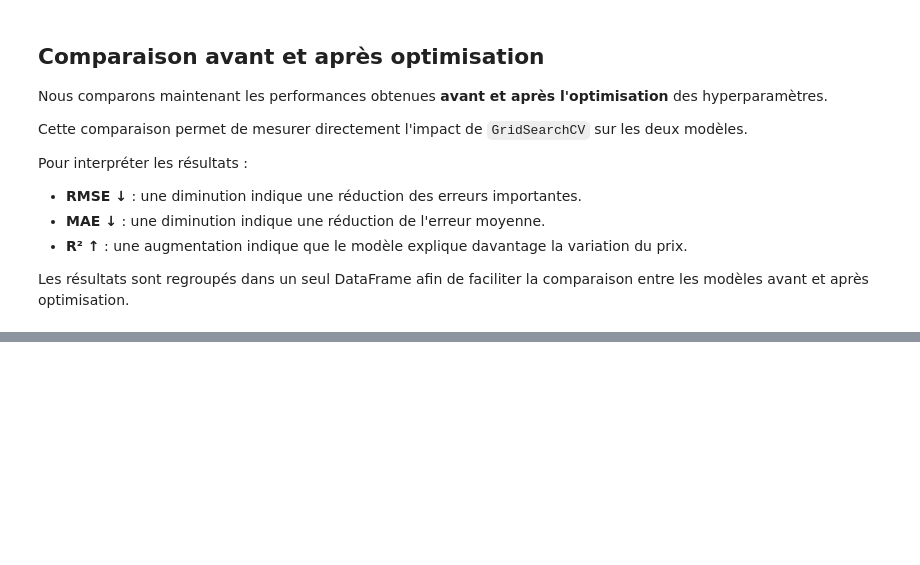
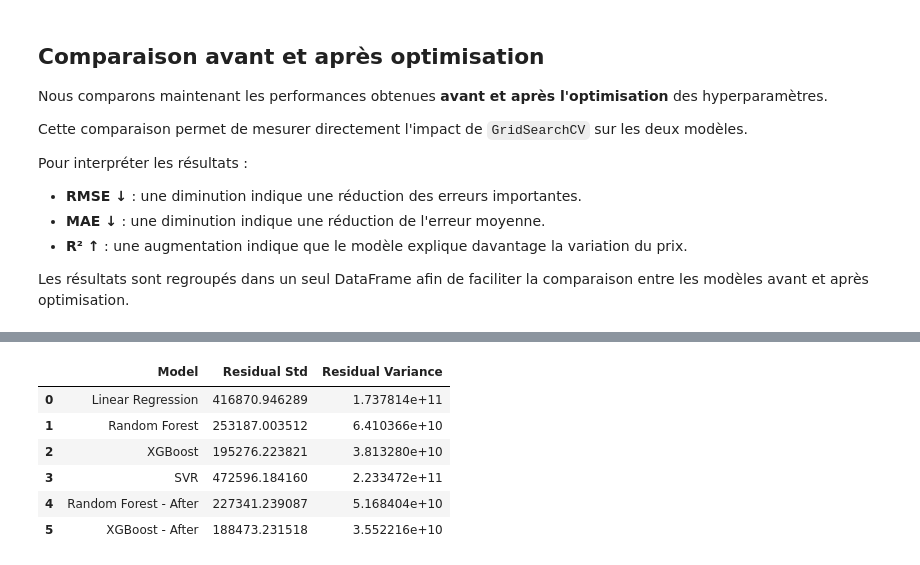
Before and after one commit to yakhlafhoussam/Car-Price-Predictor, a Jupyter notebook: notebooks/exploration.ipynb, the cells around one changed output, grey strips where cells are left out. Saved outputs shown, nothing was run; the diff lists cells and outputs as text; code cells hidden in the pictures; blank space fills up the shorter version.

```diff
--- a/notebooks/exploration.ipynb
+++ b/notebooks/exploration.ipynb
@@ -1013,0 +1041,27 @@ final_results_df
+# %%
+robustness_results = []
+
+for name, y_pred in predictions.items():
+
+    residuals = y_test - y_pred
+
+    residual_std = np.std(residuals)
+    residual_variance = np.var(residuals)
+
+    robustness_results.append({
+        "Model": name,
+        "Residual Std": residual_std,
+        "Residual Variance": residual_variance
+    })
+
+robustness_df = pd.DataFrame(robustness_results)
+
+robustness_df
+# %% [output]
+|  | Model | Residual Std | Residual Variance |
+| 0 | Linear Regression | 416870.946289 | 1.737814e+11 |
+| 1 | Random Forest | 253187.003512 | 6.410366e+10 |
+| 2 | XGBoost | 195276.223821 | 3.813280e+10 |
+| 3 | SVR | 472596.184160 | 2.233472e+11 |
+| 4 | Random Forest - After | 227341.239087 | 5.168404e+10 |
+| 5 | XGBoost - After | 188473.231518 | 3.552216e+10 |
```
Also changed, not shown: parts of 9 cells of this notebook, 1 other file.
